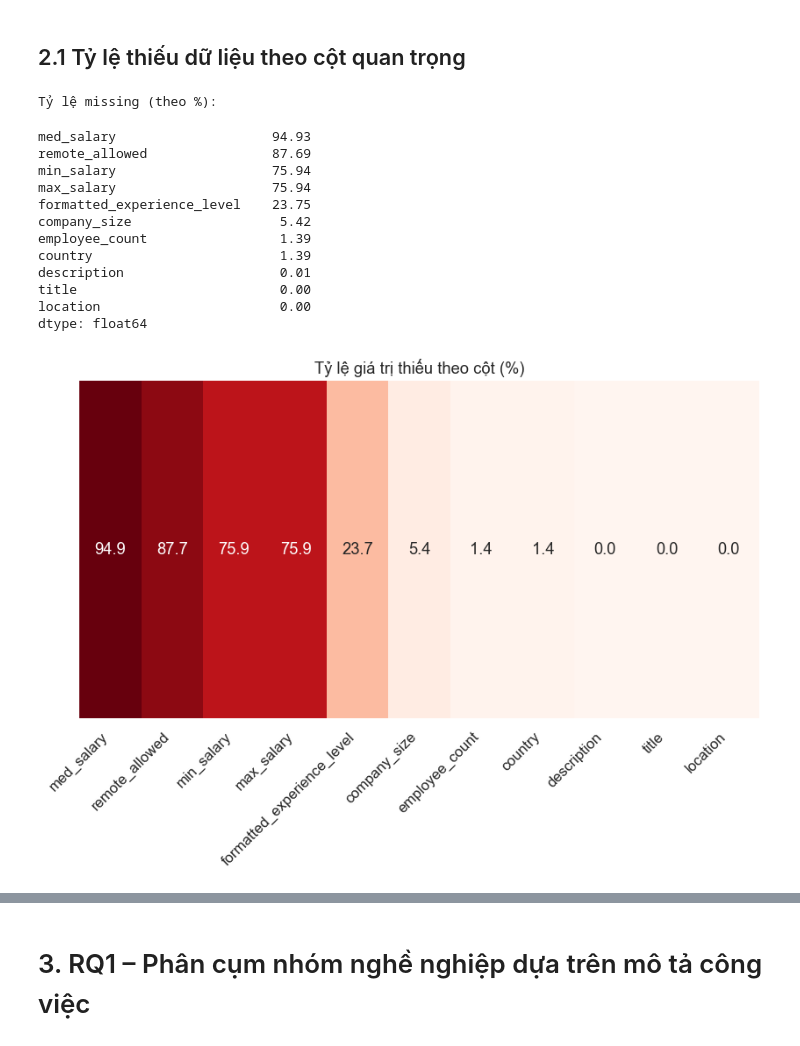
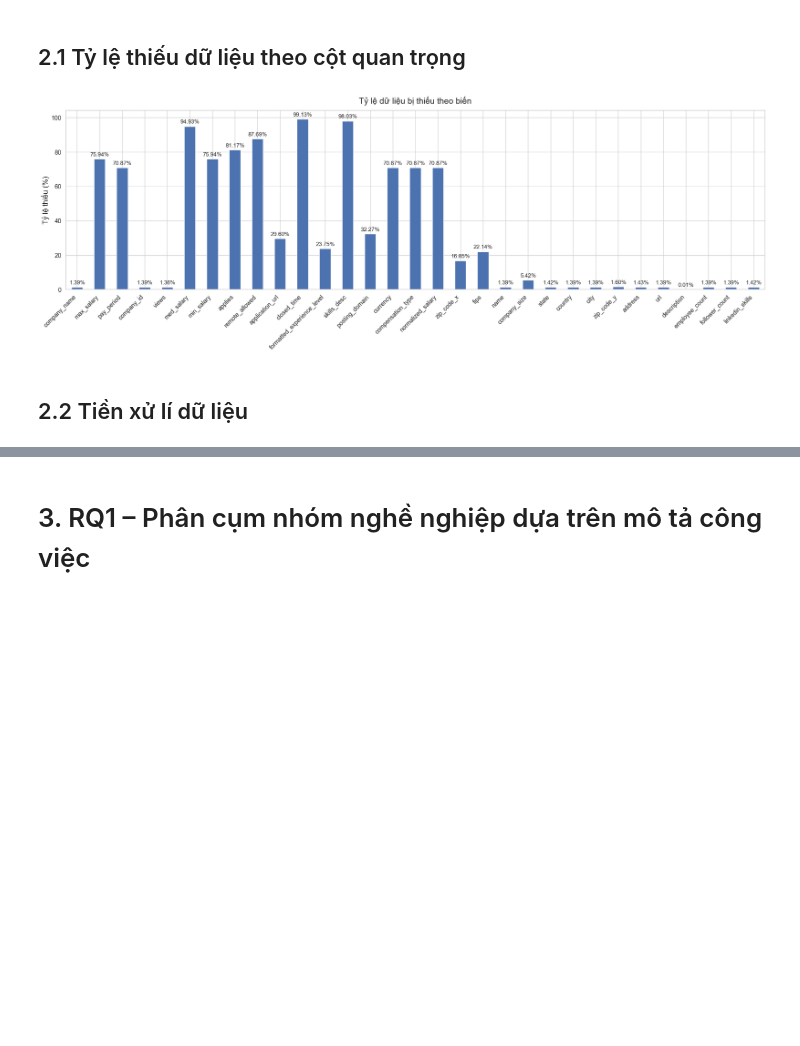
Before and after one commit to QuangMinh03042005/sgu25_kpdl, a Jupyter notebook: final/research.ipynb, the cells around one changed output, grey strips where cells are left out. Drawn from its saved outputs; the diff is of its cells as text; code cells hidden in the pictures; blank space fills up the shorter version.

Commit message:
final project: more deep research, fix problems of code, format file

```diff
--- a/final/research.ipynb
+++ b/final/research.ipynb
@@ -286,44 +294,43 @@ Kích thước sau khi merge: (123849, 42)
 # %% [markdown]
 ## 2.1 Tỷ lệ thiếu dữ liệu theo cột quan trọng
 # %%
-cols_check = [
-    "title",
-    "description",
-    "min_salary",
-    "med_salary",
-    "max_salary",
-    "formatted_experience_level",
-    "remote_allowed",
-    "location",
-    "company_size",
-    "employee_count",
-    "country",
-]
+# tính missing
+missing_percent = job_merged.isnull().mean() * 100
+missing_count = job_merged.isnull().sum()
+cols_with_missing = missing_count[missing_count > 0].index
 
-missing_ratio = job_merged[cols_check].isna().mean().sort_values(ascending=False)
-print("Tỷ lệ missing (theo %):")
-display((missing_ratio * 100).round(2))
+# tạo figure + axis
+fig, ax = plt.subplots(figsize=(22, 8))
 
-# Vẽ heatmap tỷ lệ missing
-sns.heatmap(
-    missing_ratio.to_frame().T * 100, annot=True, fmt=".1f", cmap="Reds", cbar=False
-)
-plt.title("Tỷ lệ giá trị thiếu theo cột (%)")
-plt.yticks([])
-plt.xticks(rotation=45,ha="right")
+# vẽ bar chart
+missing_percent[cols_with_missing].plot(kind="bar", ax=ax)
+
+# label & title (TĂNG FONT)
+ax.set_ylabel("Tỷ lệ thiếu (%)", fontsize=16)
+ax.set_title("Tỷ lệ dữ liệu bị thiếu theo biến", fontsize=18, pad=15)
+
+# trục x (TĂNG FONT)
+ax.set_xticklabels(ax.get_xticklabels(), rotation=45, ha="right", fontsize=13)
+
+# trục y (TĂNG FONT)
+ax.tick_params(axis="y", labelsize=13)
+
+# thêm giá trị lên mỗi cột (TĂNG FONT)
+for p in ax.patches:
+    height = p.get_height()
+    ax.annotate(
+        f"{height:.2f}%",
+        (p.get_x() + p.get_width() / 2, height),
+        ha="center",
+        va="bottom",
+        fontsize=12,
+        xytext=(0, 4),
+        textcoords="offset points",
+    )
+
+plt.tight_layout()
 plt.show()
 # %% [output]
-Tỷ lệ missing (theo %):
-med_salary                    94.93
-remote_allowed                87.69
-min_salary                    75.94
-max_salary                    75.94
-formatted_experience_level    23.75
-company_size                   5.42
-employee_count                 1.39
-country                        1.39
-description                    0.01
-title                          0.00
-location                       0.00
-dtype: float64
-[figure, old version]
+[figure, new version]
+# %% [markdown]
+## 2.2 Tiền xử lí dữ liệu
```
Also changed, not shown: parts of 140 cells of this notebook.
